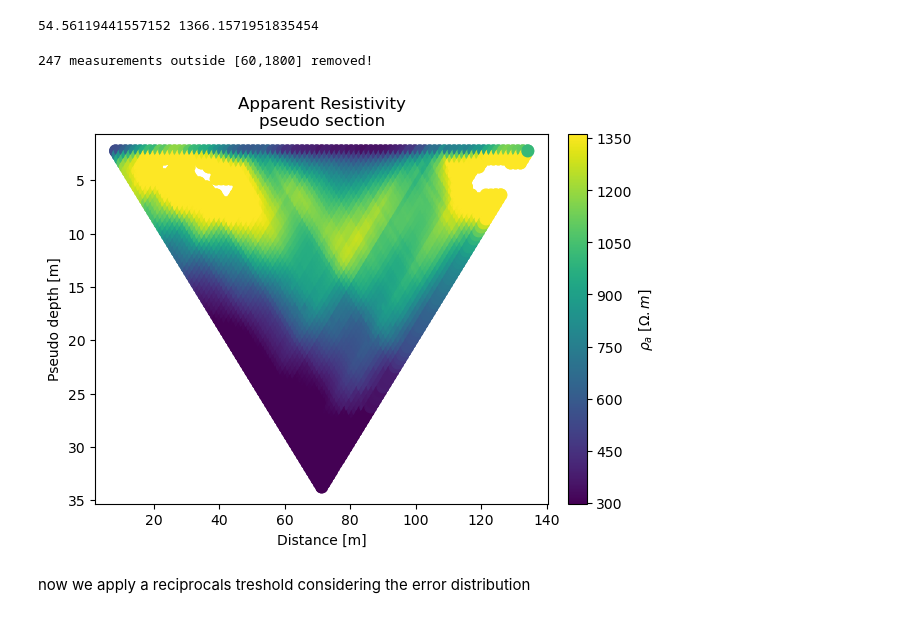
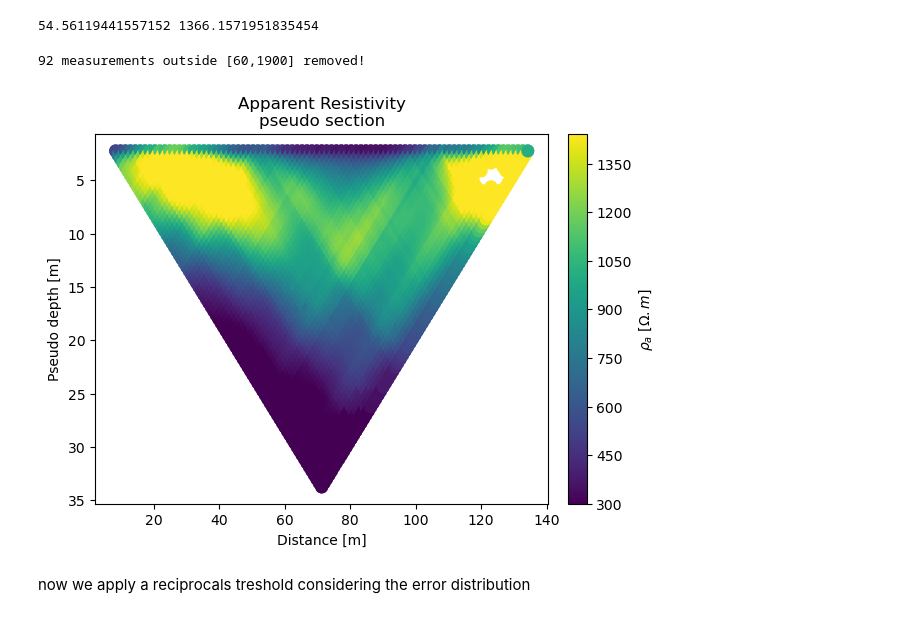
Before and after one commit to AlbCa/GeophysicalTools, a Jupyter notebook: ert/notebooks/nb_2Dreal-resipy.ipynb, the cells around one changed output. Drawn from its saved outputs; the diff is of its cells as text; code cells hidden in the pictures.

```diff
--- a/ert/notebooks/nb_2Dreal-resipy.ipynb
+++ b/ert/notebooks/nb_2Dreal-resipy.ipynb
@@ -90,11 +90,11 @@ print(vmin, vmax)
 54.56119441557152 1366.1571951835454
 # %%
 #k.filterUnpaired()
-k.filterAppResist(vmin=60, vmax=1800)
+k.filterAppResist(vmin=60, vmax=1900)
 k.showPseudo()
 # %% [output]
-247 measurements outside [60,1800] removed!
+92 measurements outside [60,1900] removed!
-[figure, old version]
+[figure, new version]
 # %% [markdown]
 now we apply a reciprocals treshold considering the error distribution
 # %%
```
Also changed, not shown: parts of 10 cells of this notebook, 1 other file.
